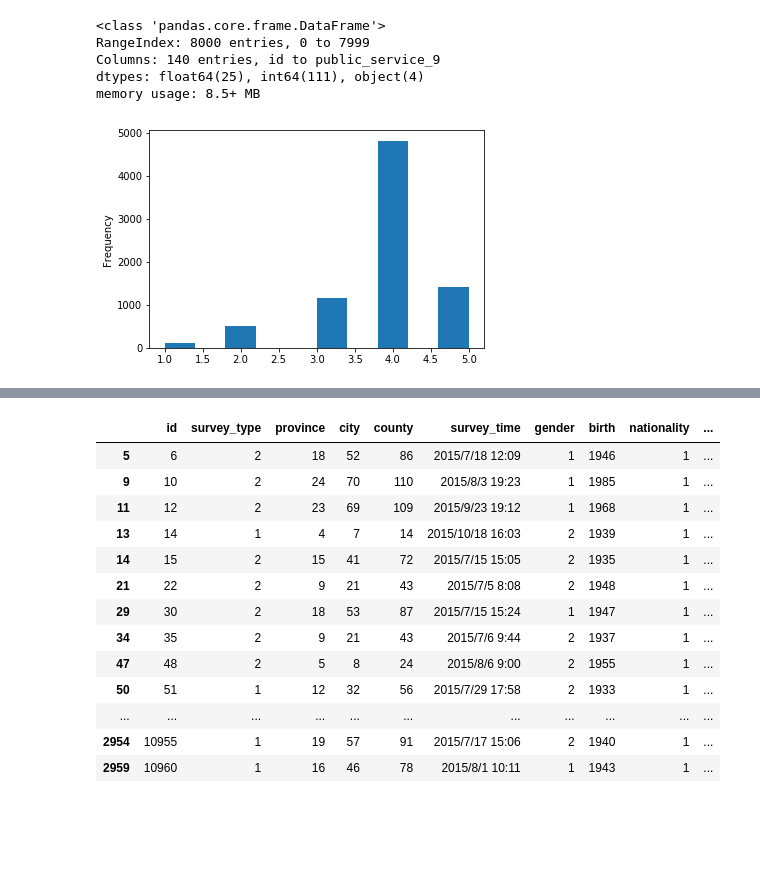
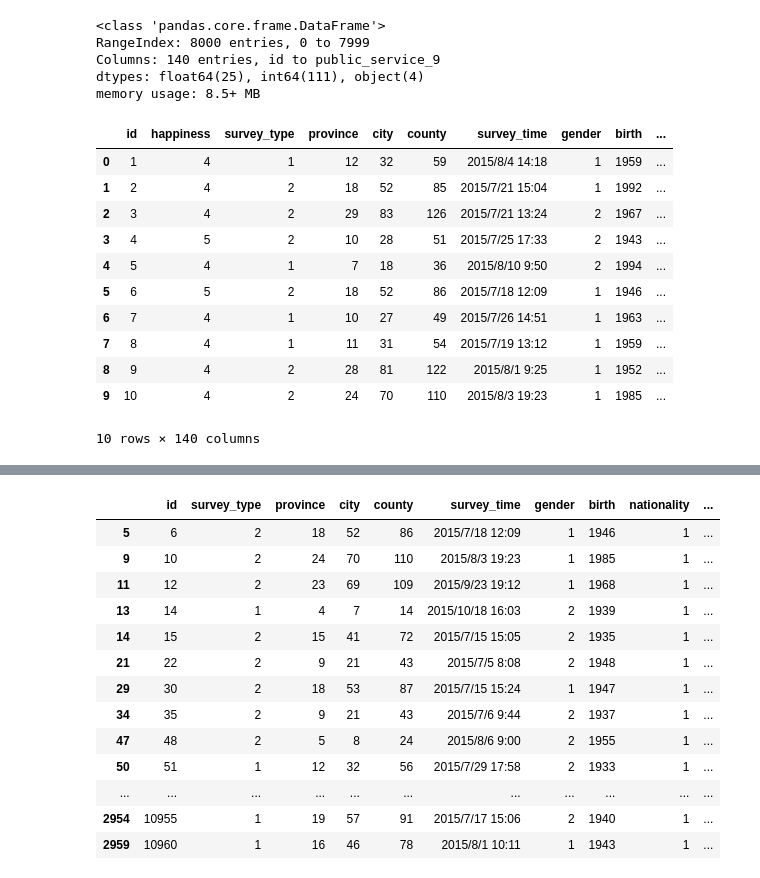
Before and after one commit to NYNUZEO/ISLearning, a Jupyter notebook: 大数据/main.ipynb, the cells around one changed output, grey strips where cells are left out. Saved outputs shown, nothing was run; the diff lists cells and outputs as text; code cells hidden in the pictures; blank space fills up the shorter version.

```diff
--- a/大数据/main.ipynb
+++ b/大数据/main.ipynb
@@ -1,22 +1,28 @@
 # %%
 import pandas as pd
 import numpy as np
 import matplotlib.pyplot as plt
 import seaborn as sns
 
 df_train=pd.read_csv('./happiness_train_complete.csv',encoding='gbk')
 df_test=pd.read_csv('./happiness_test_complete.csv',encoding='gbk')
 df_train.info()
-
-#查看label
-df_train=df_train[df_train['happiness']>0]
-df_train['happiness'].plot.hist()
-#提取label
-y_train=np.log1p(df_train.pop('happiness'))
+df_train.head(10)
 # %% [output]
 <class 'pandas.core.frame.DataFrame'>
 RangeIndex: 8000 entries, 0 to 7999
 Columns: 140 entries, id to public_service_9
 dtypes: float64(25), int64(111), object(4)
 memory usage: 8.5+ MB
-[figure, removed]
+|  | id | happiness | survey_type | province | city | county | survey_time | gender | birth | ... |
+| 0 | 1 | 4 | 1 | 12 | 32 | 59 | 2015/8/4 14:18 | 1 | 1959 | ... |
+| 1 | 2 | 4 | 2 | 18 | 52 | 85 | 2015/7/21 15:04 | 1 | 1992 | ... |
+| 2 | 3 | 4 | 2 | 29 | 83 | 126 | 2015/7/21 13:24 | 2 | 1967 | ... |
+| 3 | 4 | 5 | 2 | 10 | 28 | 51 | 2015/7/25 17:33 | 2 | 1943 | ... |
+| 4 | 5 | 4 | 1 | 7 | 18 | 36 | 2015/8/10 9:50 | 2 | 1994 | ... |
+| 5 | 6 | 5 | 2 | 18 | 52 | 86 | 2015/7/18 12:09 | 1 | 1946 | ... |
+| 6 | 7 | 4 | 1 | 10 | 27 | 49 | 2015/7/26 14:51 | 1 | 1963 | ... |
+| 7 | 8 | 4 | 1 | 11 | 31 | 54 | 2015/7/19 13:12 | 1 | 1959 | ... |
+| 8 | 9 | 4 | 2 | 28 | 81 | 122 | 2015/8/1 9:25 | 1 | 1952 | ... |
+| 9 | 10 | 4 | 2 | 24 | 70 | 110 | 2015/8/3 19:23 | 1 | 1985 | ... |
+10 rows × 140 columns
```
Also changed, not shown: parts of 9 cells of this notebook, 5 other files.
